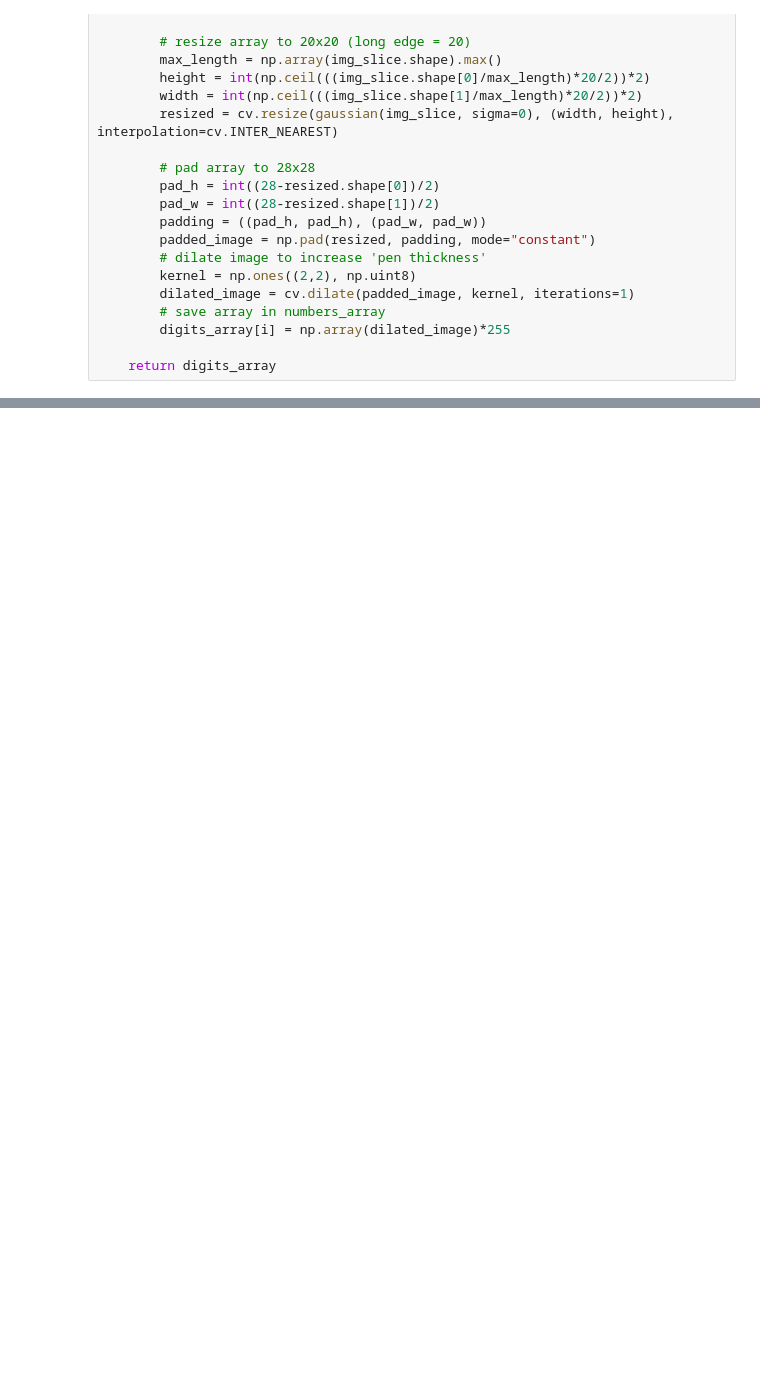
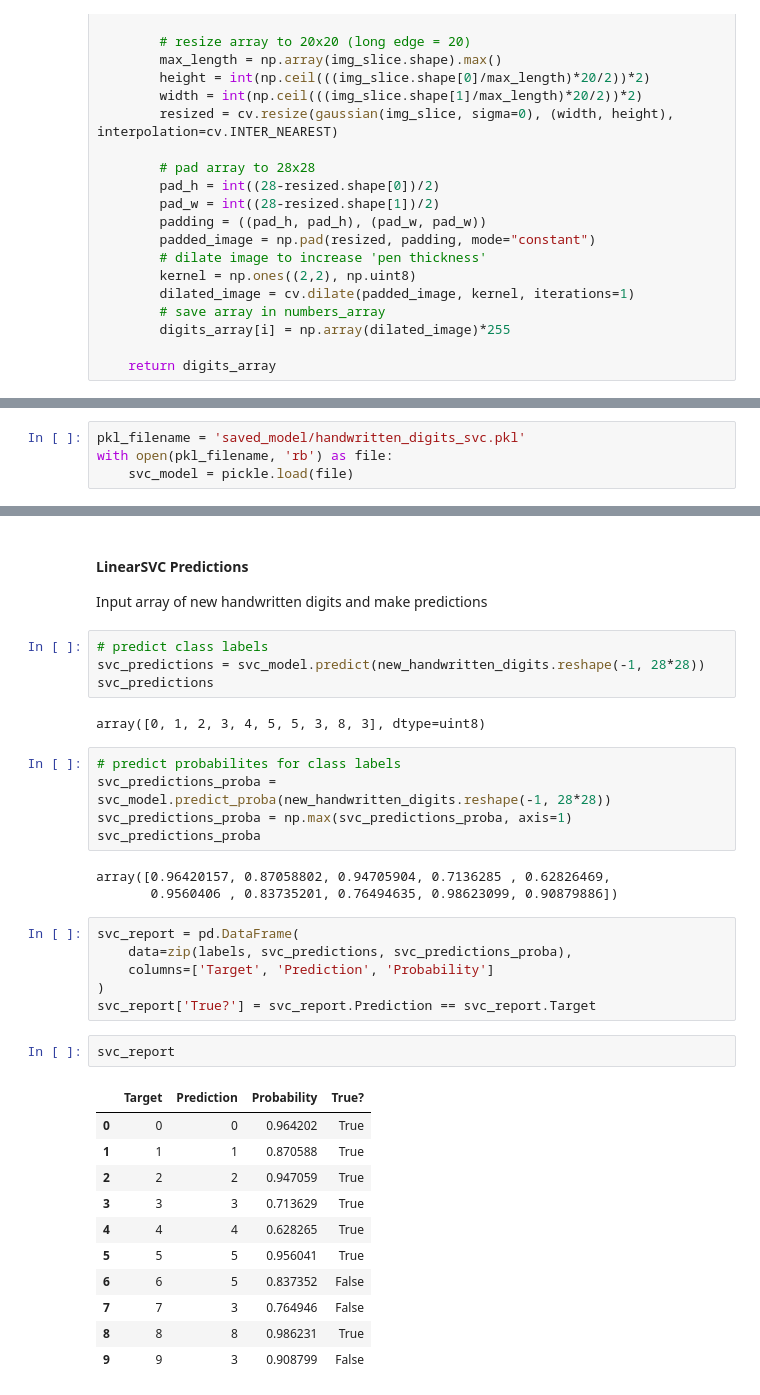
Before and after one commit to peterjakubowski/Handwritten-Digit-Recognition, a Jupyter notebook: classify_new_handwritten_digits.ipynb, the cells around one changed output, grey strips where cells are left out. Drawn from its saved outputs; the diff is of its cells as text; blank space fills up the shorter version.

```diff
--- a/classify_new_handwritten_digits.ipynb
+++ b/classify_new_handwritten_digits.ipynb
@@ -164,0 +178,4 @@ Load the saved TensorFlow model trained in `digit-recognizer-svc-cnn.ipynb` note
+# %%
+pkl_filename = 'saved_model/handwritten_digits_svc.pkl'
+with open(pkl_filename, 'rb') as file:
+    svc_model = pickle.load(file)
@@ -164,0 +197,37 @@ Load the saved TensorFlow model trained in `digit-recognizer-svc-cnn.ipynb` note
+# %% [markdown]
+#### LinearSVC Predictions
+Input array of new handwritten digits and make predictions
+# %%
+# predict class labels
+svc_predictions = svc_model.predict(new_handwritten_digits.reshape(-1, 28*28))
+svc_predictions
+# %% [output]
+array([0, 1, 2, 3, 4, 5, 5, 3, 8, 3], dtype=uint8)
+# %%
+# predict probabilites for class labels
+svc_predictions_proba = svc_model.predict_proba(new_handwritten_digits.reshape(-1, 28*28))
+svc_predictions_proba = np.max(svc_predictions_proba, axis=1)
+svc_predictions_proba
+# %% [output]
+array([0.96420157, 0.87058802, 0.94705904, 0.7136285 , 0.62826469,
+       0.9560406 , 0.83735201, 0.76494635, 0.98623099, 0.90879886])
+# %%
+svc_report = pd.DataFrame(
+    data=zip(labels, svc_predictions, svc_predictions_proba),
+    columns=['Target', 'Prediction', 'Probability']
+)
+svc_report['True?'] = svc_report.Prediction == svc_report.Target
+# %%
+svc_report
+# %% [output]
+|  | Target | Prediction | Probability | True? |
+| 0 | 0 | 0 | 0.964202 | True |
+| 1 | 1 | 1 | 0.870588 | True |
+| 2 | 2 | 2 | 0.947059 | True |
+| 3 | 3 | 3 | 0.713629 | True |
+| 4 | 4 | 4 | 0.628265 | True |
+| 5 | 5 | 5 | 0.956041 | True |
+| 6 | 6 | 5 | 0.837352 | False |
+| 7 | 7 | 3 | 0.764946 | False |
+| 8 | 8 | 8 | 0.986231 | True |
+| 9 | 9 | 3 | 0.908799 | False |
```
Also changed, not shown: parts of 21 cells of this notebook, 9 other files.
